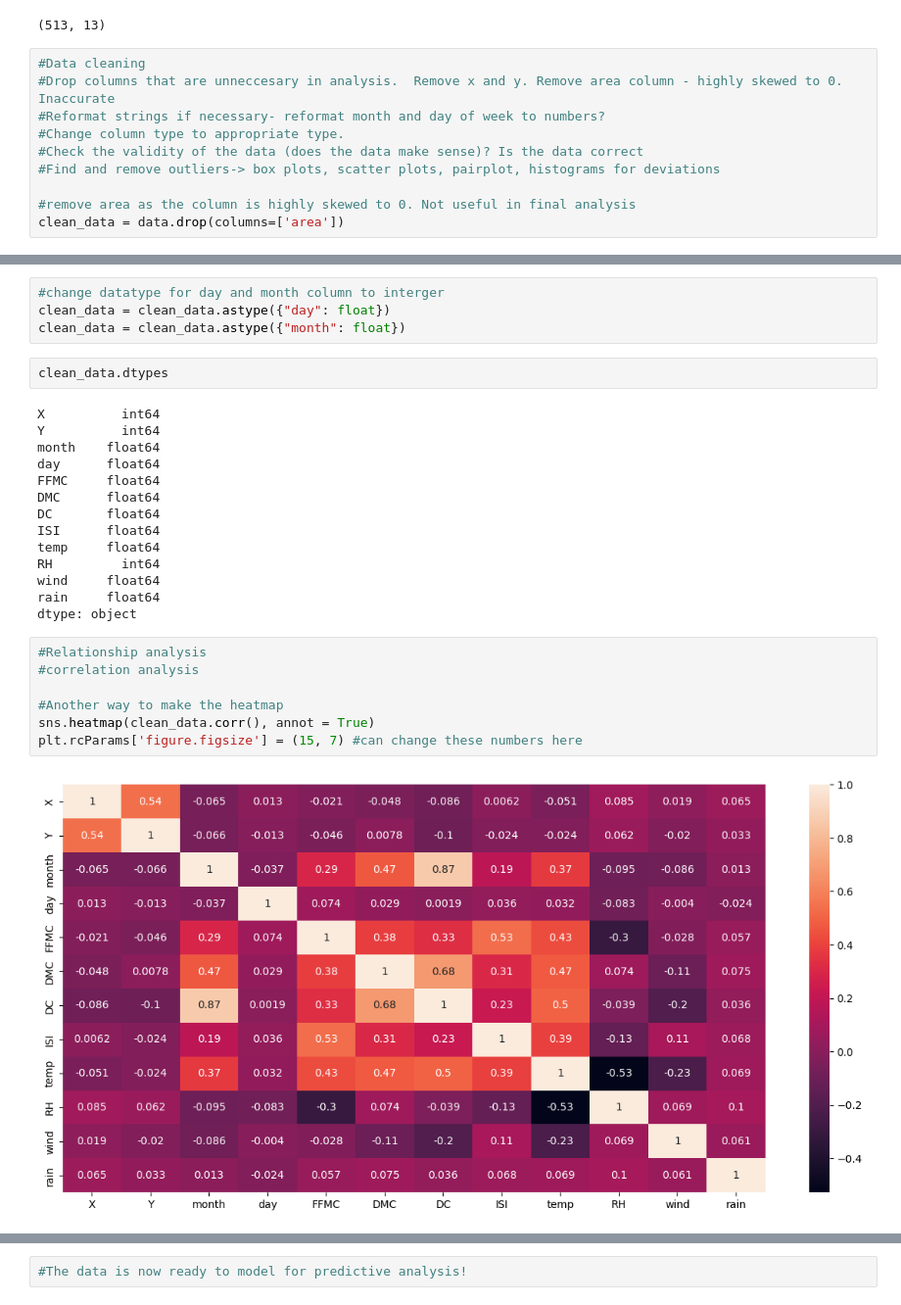
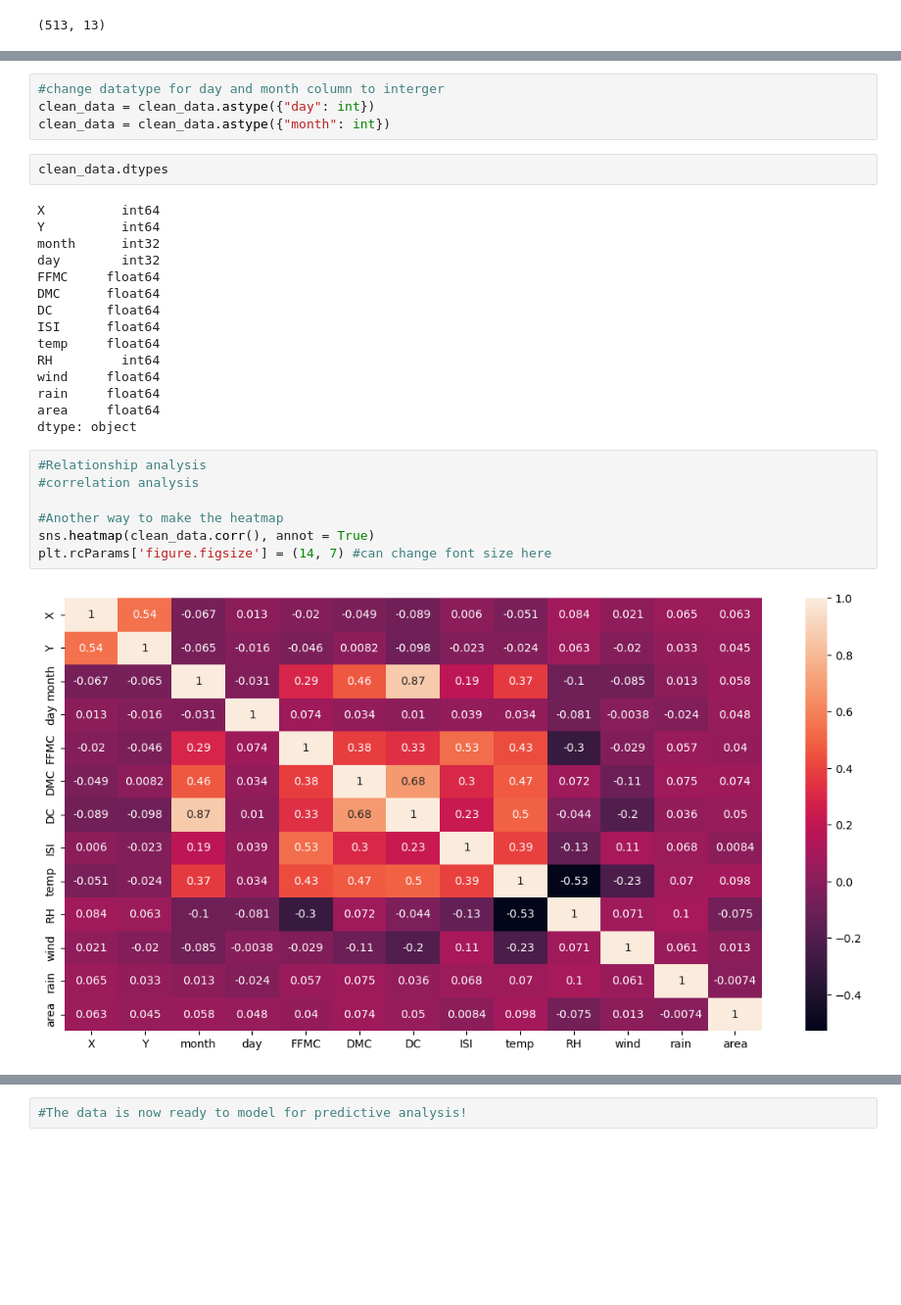
Before and after one commit to kaytlinwu/Wildfire_Analaysis_Data_Science_Midterm_Project, a Jupyter notebook: Notebooks/Midterm_Project_KW.ipynb, the cells around one changed output, grey strips where cells are left out. Shown at 98% size. Cells and saved outputs as stored; diff of their text form; blank space fills up the shorter version.

```diff
--- a/Notebooks/Midterm_Project_KW.ipynb
+++ b/Notebooks/Midterm_Project_KW.ipynb
@@ -149,13 +139,3 @@ clean_data = data.drop_duplicates()
 clean_data.shape
 # %% [output]
 (513, 13)
-# %%
-#Data cleaning
-#Drop columns that are unneccesary in analysis.  Remove x and y. Remove area column - highly skewed to 0. Inaccurate
-#Reformat strings if necessary- reformat month and day of week to numbers?
-#Change column type to appropriate type.
-#Check the validity of the data (does the data make sense)? Is the data correct
-#Find and remove outliers-> box plots, scatter plots, pairplot, histograms for deviations
-
-#remove area as the column is highly skewed to 0. Not useful in final analysis
-clean_data = data.drop(columns=['area'])
@@ -196,15 +184,15 @@ clean_data.head()
 | 4 | 8 | 6 | 3 | 1 | 89.3 | 51.3 | 102.2 | 9.6 | 11.4 | 99 | 1.8 | ... |
 # %%
 #change datatype for day and month column to interger
-clean_data = clean_data.astype({"day": float})
-clean_data = clean_data.astype({"month": float})
+clean_data = clean_data.astype({"day": int})
+clean_data = clean_data.astype({"month": int})
 # %%
 clean_data.dtypes
 # %% [output]
 X          int64
 Y          int64
-month    float64
-day      float64
+month      int32
+day        int32
 FFMC     float64
 DMC      float64
 DC       float64
@@ -213,13 +201,14 @@ temp     float64
 RH         int64
 wind     float64
 rain     float64
+area     float64
 dtype: object
 # %%
 #Relationship analysis
 #correlation analysis
 
 #Another way to make the heatmap
 sns.heatmap(clean_data.corr(), annot = True)
-plt.rcParams['figure.figsize'] = (15, 7) #can change these numbers here
+plt.rcParams['figure.figsize'] = (14, 7) #can change font size here
 # %% [output]
-[figure, old version]
+[figure, new version]
```
Also changed, not shown: parts of 26 cells of this notebook.
